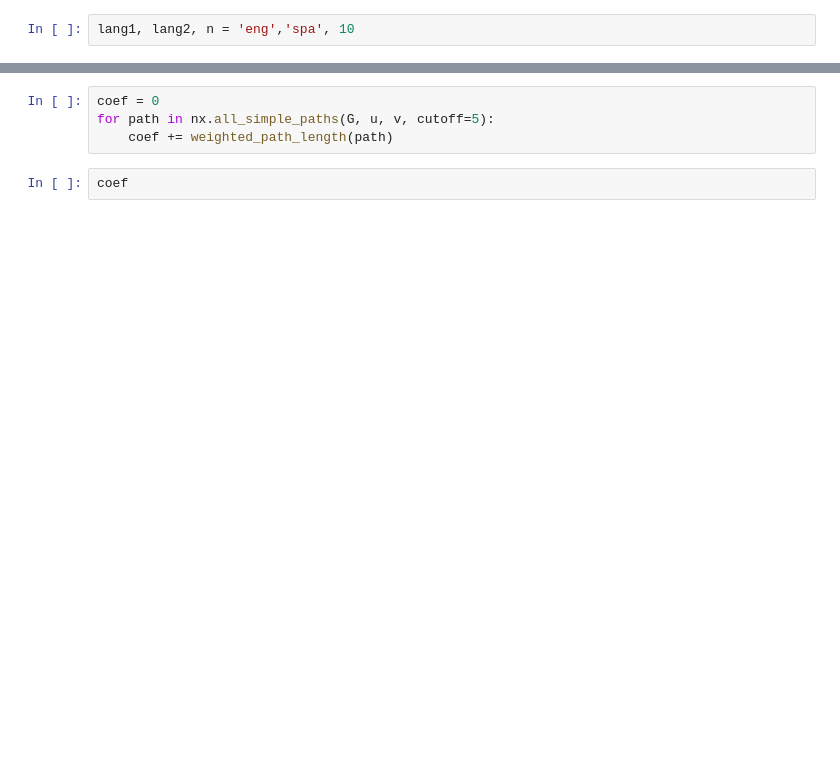
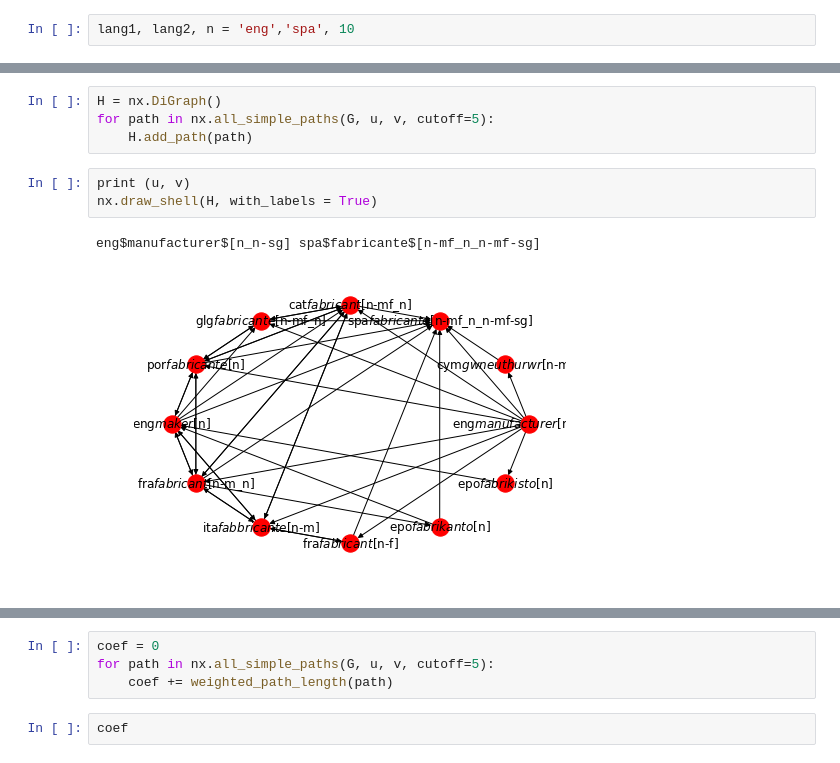
Before and after one commit to dkbrz/GSoC_2018, a Jupyter notebook: Search_2.ipynb, the cells around one changed output, grey strips where cells are left out. Drawn from its saved outputs; the diff is of its cells as text; blank space fills up the shorter version.

```diff
--- a/Search_2.ipynb
+++ b/Search_2.ipynb
@@ -90,0 +77,10 @@ u,v
+# %%
+H = nx.DiGraph()
+for path in nx.all_simple_paths(G, u, v, cutoff=5):
+    H.add_path(path)
+# %%
+print (u, v)
+nx.draw_shell(H, with_labels = True)
+# %% [output]
+eng$manufacturer$[n_n-sg] spa$fabricante$[n-mf_n_n-mf-sg]
+[figure, added]
```
Also changed, not shown: parts of 22 cells of this notebook, 8 other files.
